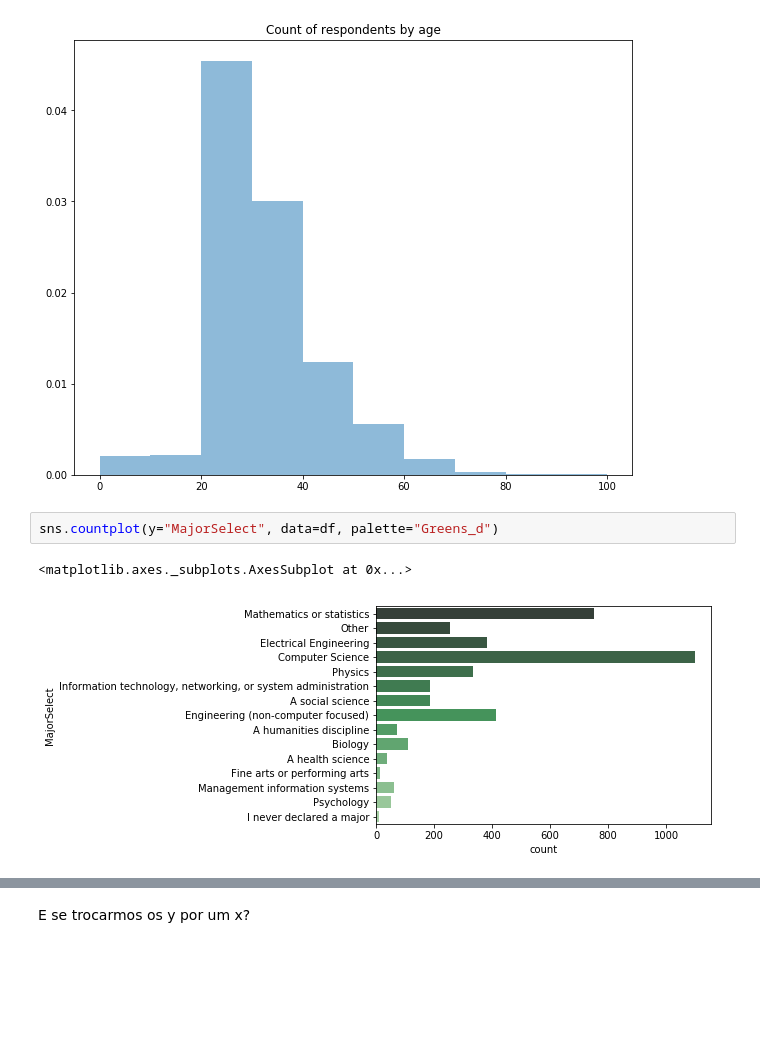
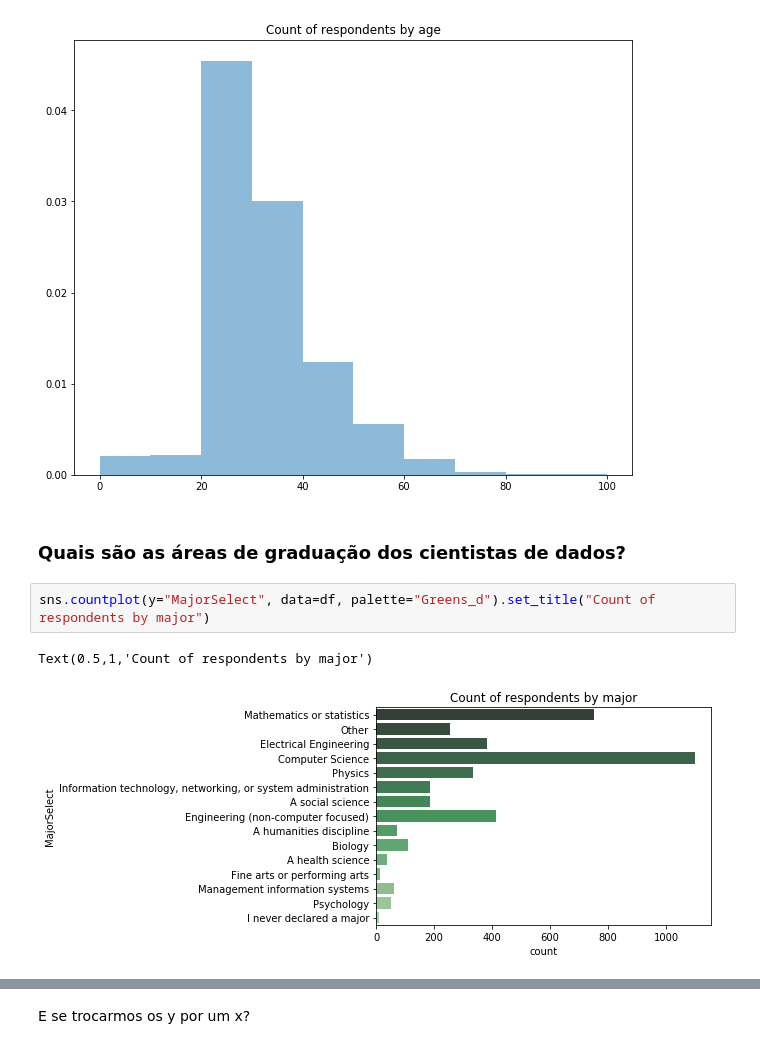
Before and after one commit to bahbbc/presentations, a Jupyter notebook: classes/data-visualization/DataVisualization.ipynb, the cells around one changed output, grey strips where cells are left out. Saved outputs shown, nothing was run; the diff lists cells and outputs as text; blank space fills up the shorter version.

Commit message:
Finish data visualization

```diff
--- a/classes/data-visualization/DataVisualization.ipynb
+++ b/classes/data-visualization/DataVisualization.ipynb
@@ -68,8 +83,10 @@ _ = plt.hist(df['Age'], normed=True, alpha=0.5)
 _ = plt.title("Count of respondents by age")
 # %% [output]
 [figure]
+# %% [markdown]
+### Quais são as áreas de graduação dos cientistas de dados?
 # %%
-sns.countplot(y="MajorSelect", data=df, palette="Greens_d")
+sns.countplot(y="MajorSelect", data=df, palette="Greens_d").set_title("Count of respondents by major")
 # %% [output]
-<matplotlib.axes._subplots.AxesSubplot at 0x...>
+Text(0.5,1,'Count of respondents by major')
-[figure, old version]
+[figure, new version]
```
Also changed, not shown: parts of 55 cells of this notebook, 1 other file.
